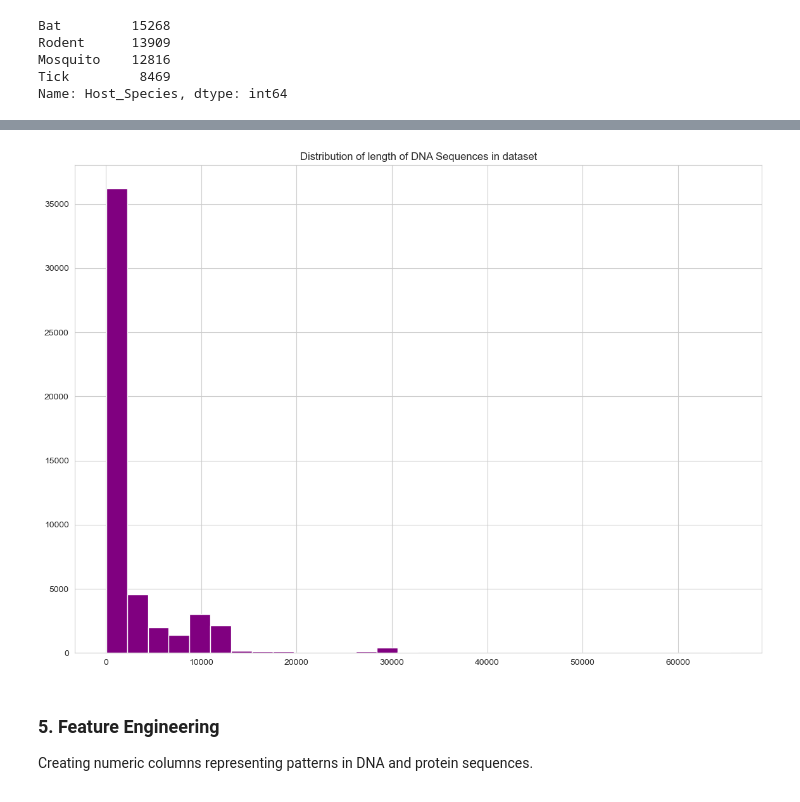
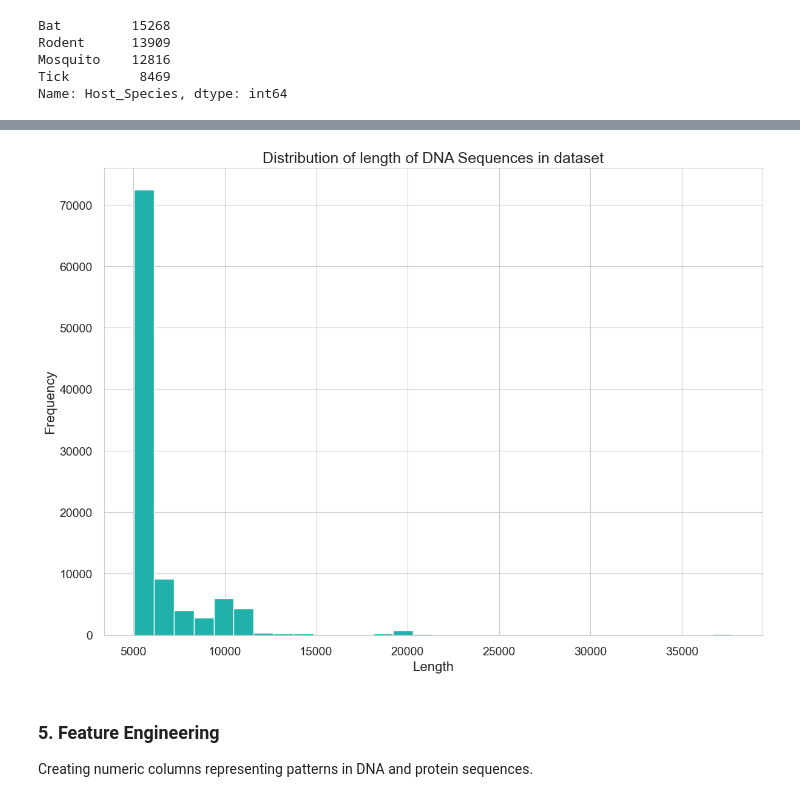
Before and after one commit to jmclaughlin712/Classification-of-Animal-Associated-Viruses, a Jupyter notebook: Analysis.ipynb, the cells around one changed output, grey strips where cells are left out. Cells and saved outputs as stored; diff of their text form; code cells hidden in the pictures.

```diff
--- a/Analysis.ipynb
+++ b/Analysis.ipynb
@@ -141,9 +141,14 @@ ax.set_title('Distribution of species in dataset');
 # %%
 fig, ax=plt.subplots(figsize=(14, 10))
-ax.hist(viruses['DNA_length'], bins=30, color='purple')
-ax.set_title('Distribution of length of DNA Sequences in dataset');
+ax.hist(viruses['DNA_length'], bins=30, color='lightseagreen')
+ax.set_title('Distribution of length of DNA Sequences in dataset', size=18)
+ax.set_xticklabels(np.arange(0, 40000, 5000), size=14)
+ax.set_yticklabels(np.arange(0, 80000, 10000), size=14)
+ax.set_xlabel('Length', size=16)
+ax.set_ylabel('Frequency', size=16)
+ax.tick_params(axis='both', pad=10);
 # %% [output]
-[figure, old version]
+[figure, new version]
 # %% [markdown]
 ### 5. Feature Engineering
 
```
Also changed, not shown: parts of 20 cells of this notebook, 1 other file.
